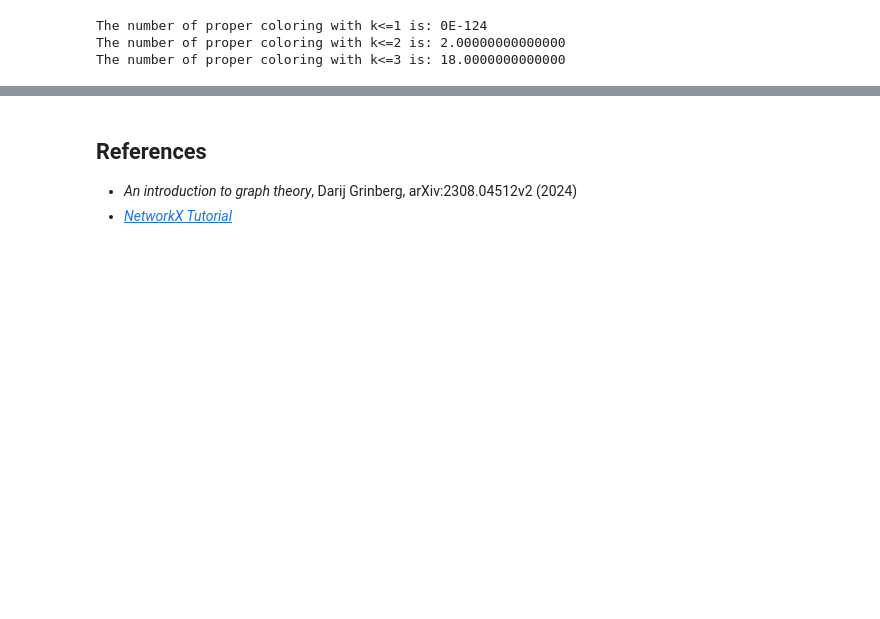
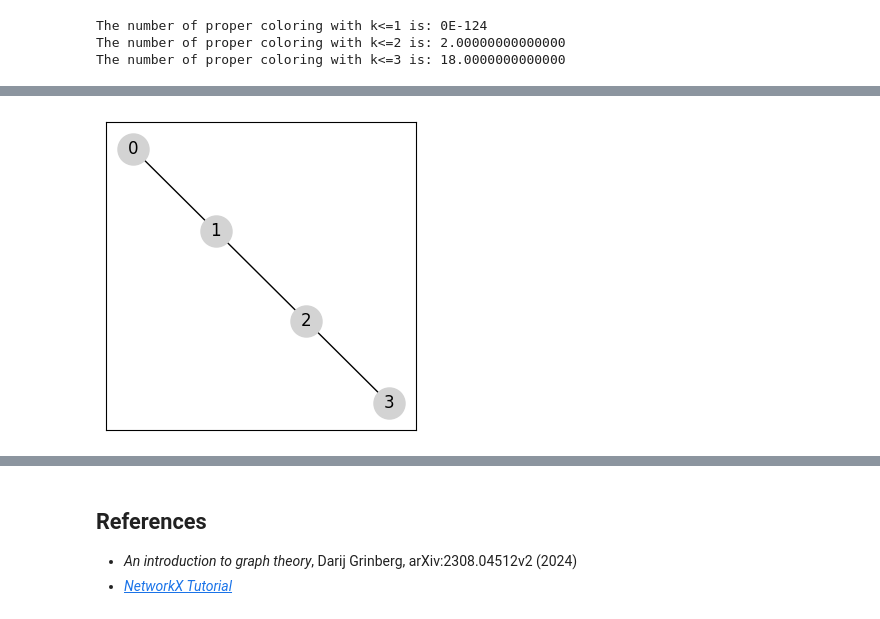
Before and after one commit to mirko-leccese/The-Machine-Learning-Project, a Jupyter notebook: graphs/graph-theory-networkx-2.ipynb, the cells around one changed output, grey strips where cells are left out. Saved outputs shown, nothing was run; the diff lists cells and outputs as text; code cells hidden in the pictures; blank space fills up the shorter version.

```diff
--- a/graphs/graph-theory-networkx-2.ipynb
+++ b/graphs/graph-theory-networkx-2.ipynb
@@ -948,0 +1017,8 @@ ax.grid(True, linestyle='--', linewidth=0.5)
+# %%
+P4 = nx.path_graph(4)
+# %%
+fig, ax = plt.subplots(figsize=(4, 4))
+
+nx.draw_networkx(P4, node_size=500, node_color="lightgrey")
+# %% [output]
+[figure, added]
```
Also changed, not shown: parts of 39 cells of this notebook.
